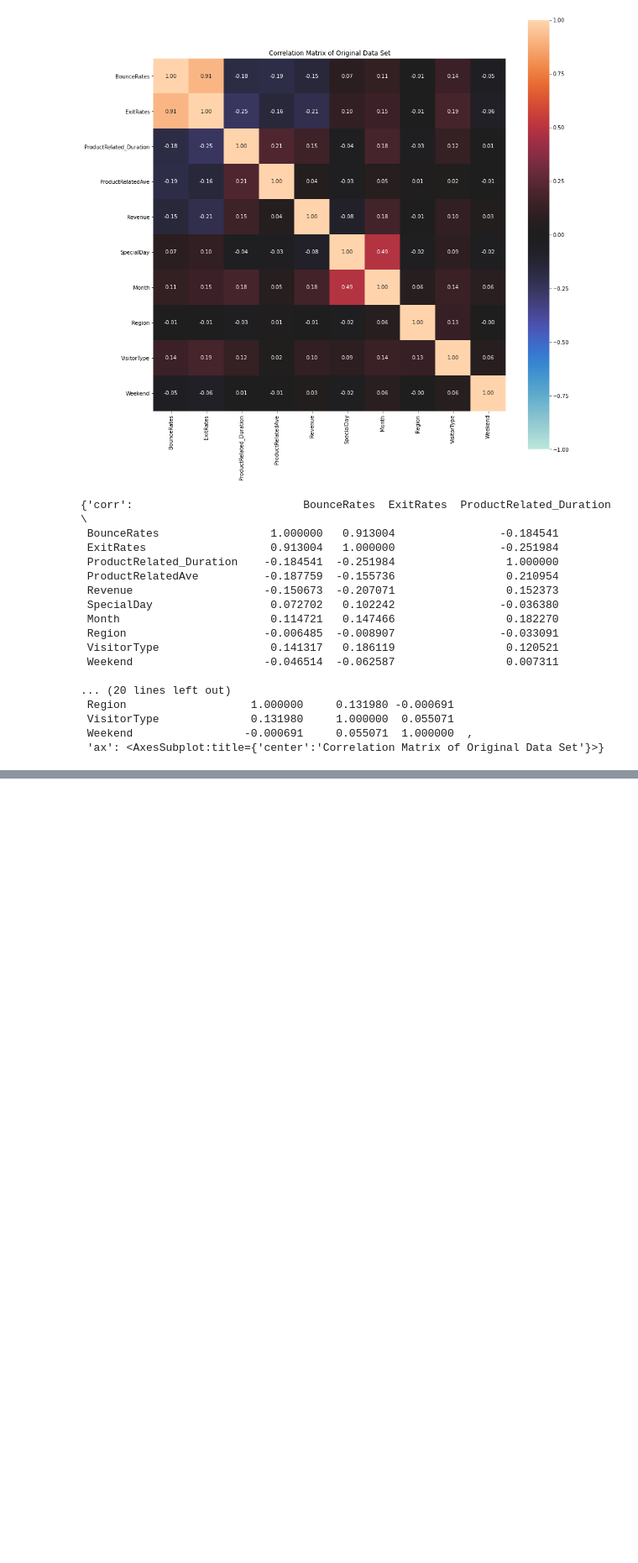
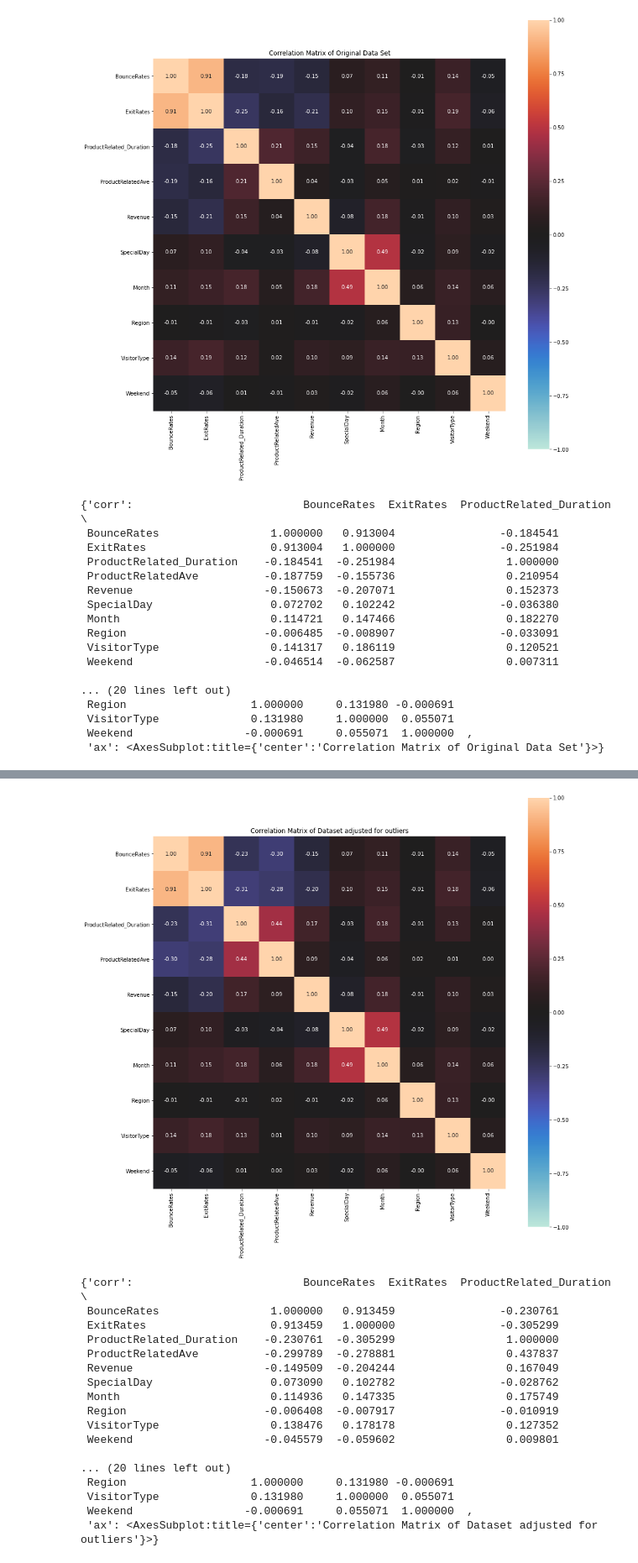
Before and after one commit to umitozmen/MachineLearning-CEGE04-Erebus, a Jupyter notebook: Introduction, Problem & Learning Task, Exploration of Dataset.ipynb, the cells around one changed output, grey strips where cells are left out. Shown at 84% size. Drawn from its saved outputs; the diff is of its cells as text; code cells hidden in the pictures; blank space fills up the shorter version.

Commit message:
Intro, Learning Task, Data Exploration Complete

```diff
--- a/Introduction, Problem & Learning Task, Exploration of Dataset.ipynb
+++ b/Introduction, Problem & Learning Task, Exploration of Dataset.ipynb
@@ -317,0 +328,24 @@ associations(horizontal_stack, figsize=(15,15), clustering = True, title = 'Corr
+# %%
+rev = data_frame_os['Revenue']
+horizontal_stack = pd.concat([num_feat, categorical_df], axis=1)
+horizontal_stack = pd.concat([horizontal_stack, rev], axis=1)
+associations(horizontal_stack, figsize=(15,15), clustering = True, title = 'Correlation Matrix of Dataset adjusted for outliers')
+# %% [output]
+[figure, added]
+{'corr':                          BounceRates  ExitRates  ProductRelated_Duration  \
+ BounceRates                 1.000000   0.913459                -0.230761
+ ExitRates                   0.913459   1.000000                -0.305299
+ ProductRelated_Duration    -0.230761  -0.305299                 1.000000
+ ProductRelatedAve          -0.299789  -0.278881                 0.437837
+ Revenue                    -0.149509  -0.204244                 0.167049
+ SpecialDay                  0.073090   0.102782                -0.028762
+ Month                       0.114936   0.147335                 0.175749
+ Region                     -0.006408  -0.007917                -0.010919
+ VisitorType                 0.138476   0.178178                 0.127352
+ Weekend                    -0.045579  -0.059602                 0.009801
+
+... (20 lines left out)
+ Region                   1.000000     0.131980 -0.000691
+ VisitorType              0.131980     1.000000  0.055071
+ Weekend                 -0.000691     0.055071  1.000000  ,
+ 'ax': <AxesSubplot:title={'center':'Correlation Matrix of Dataset adjusted for outliers'}>}
```
Also changed, not shown: parts of 8 cells of this notebook, 1 other file.
